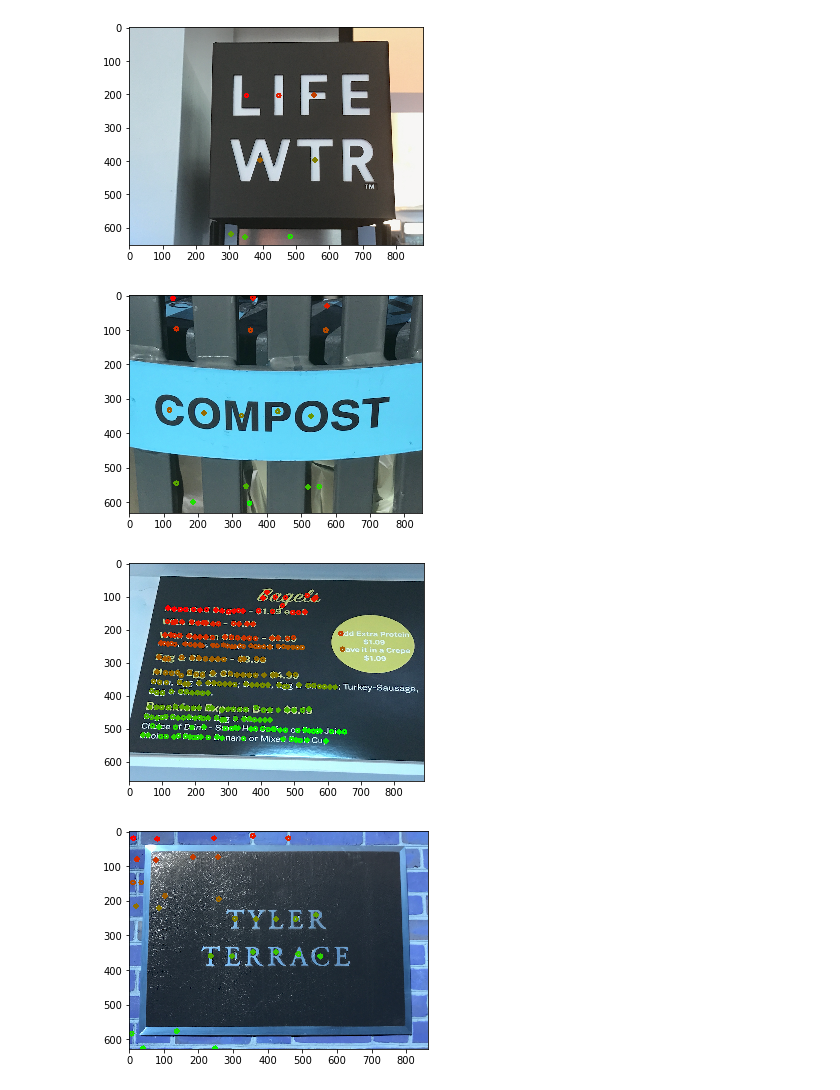
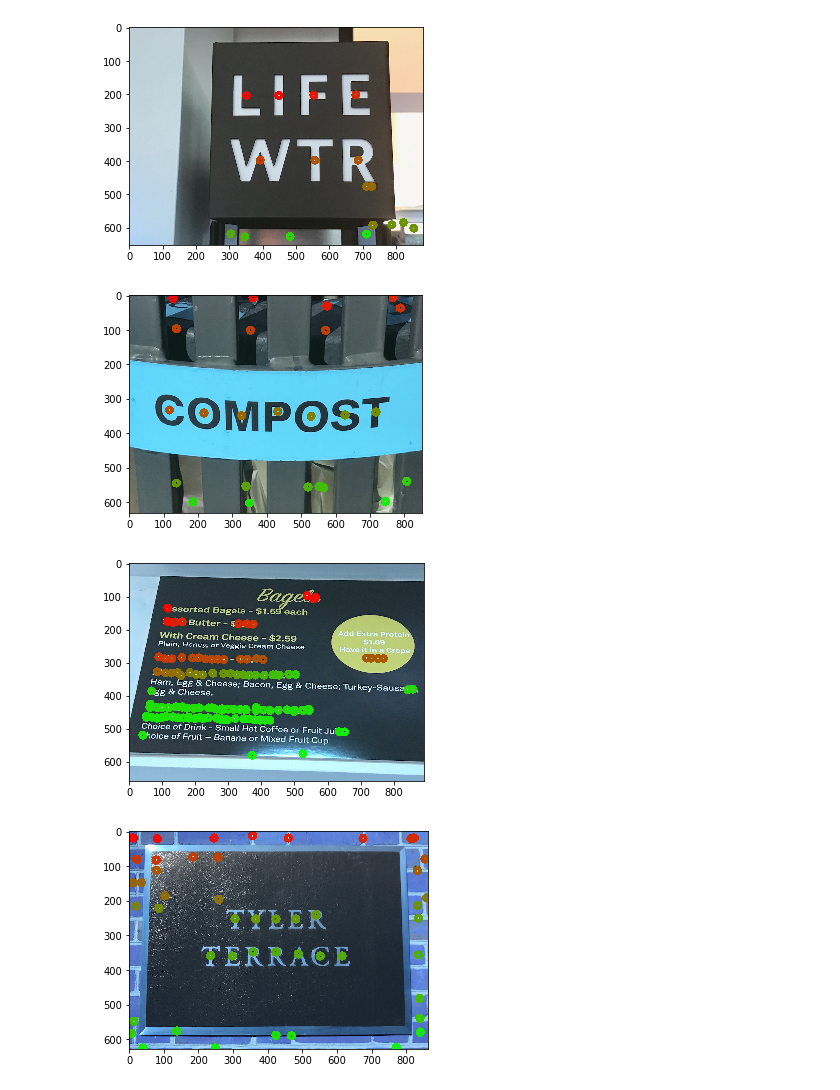
Before and after one commit to dmcinerney/tradook, a Jupyter notebook: visualize_process.ipynb, the cells around one changed output. Saved outputs shown, nothing was run; the diff lists cells and outputs as text; code cells hidden in the pictures.

Commit message:
produces images and images.txt now

```diff
--- a/visualize_process.ipynb
+++ b/visualize_process.ipynb
@@ -18,7 +18,7 @@ image_letters = []
 for i in range(1,7):
     image_letters.append([])
     img = cv2.imread('image' + str(i) + '.png')
-    print(img)
+#     print(img)
     img_gray = cv2.cvtColor(img, cv2.COLOR_BGR2GRAY)
     vis = img_gray.copy()
     # vis = cv2.Canny(img_gray, 30, 200)
@@ -36,7 +36,7 @@ for i in range(1,7):
         highestY = np.min(region[:, 1])
         lowestY = np.max(region[:, 1])
 
-        if min([minX,maxX,highestY,lowestY]) < 0 or max([minX,maxX]) > img.shape[0] or max([highestY,lowestY]) > img.shape[1]:
+        if min([minX,maxX,highestY,lowestY]) < 0 or max([minX,maxX]) > img.shape[1] or max([highestY,lowestY]) > img.shape[0]:
             continue
 
         image_letters[-1].append((None, minX, lowestY, maxX, highestY))
@@ -188,6 +84,7 @@ import numpy as np
 import matplotlib.pyplot as plt
 import itertools
 from sklearn.cluster import KMeans
+import cv2
 
 class Word:
     def __init__(self):
@@ -212,7 +109,11 @@ class Word:
         return [(self.minx + self.maxx)/2, (self.miny+self.maxy)/2]
 
     def add_letters(self, letters, mean, std):
-        pass
+        letters = sorted(letters, key=lambda x:x.position()[0])
+        for letter in letters:
+            if letter.position()[0] > self.letters[-1].position()[0]+mean-2*std \
+                and letter.position()[0] < self.letters[-1].position()[0]+mean+2*std:
+                self.append(letter)
 
     def __str__(self):
         final_string = ""
@@ -265,6 +166,8 @@ def main(letters_file):
             image_letters.append([Letter(*letter) for letter in eval(line)])
 
     for i,letters in enumerate(image_letters):
+        print('image'+str(i))
+#         img = cv2.imread('image'+str(i)+'.png')
         words.append([])
         sizes = np.array([l.size() for l in letters])
         y_positions = np.array([l.position()[1] for i,l in enumerate(letters)])
@@ -272,7 +175,10 @@ def main(letters_file):
 #         plt.hist(y_positions, 25)
 #         plt.show()
 #         print(lines)
-        for line in lines.values():
+        print(len(lines))
+        for j,line in enumerate(lines.values()):
+            color = (255 - int(255*(float(j)/len(lines))),int(255*(float(j)/len(lines))),0)
+            print(color)
             x_positions = [l.position()[0] for l in line]
             diff = [np.abs(x-y) for x, y in itertools.combinations(x_positions, 2)]
 #             plt.hist(diff, 100)
@@ -285,7 +191,7 @@ def main(letters_file):
                 continue
             mean = np.mean(diff_groups[i])
             std = np.std(diff_groups[i])
-#             print(mean, std)
+            print(mean, std)
             horizontal_cursor = 0
             line = sorted(line, key=lambda x:x.position()[0])
             for letter in line:
@@ -293,15 +199,21 @@ def main(letters_file):
                 if letter.position()[0] > horizontal_cursor:
                     words[-1].append(Word())
                     words[-1][-1].append(letter)
-                    words[-1][-1].add_letters(letters, mean, std)
+                    words[-1][-1].add_letters(line, mean, std)
                     horizontal_cursor = words[-1][-1].maxx;
+#             for letter in line:
+#                 x, y = letter.position()
+#                 cv2.circle(img,(int(x),int(y)),8,color,10)
+#         plt.imshow(img)
+#         plt.show()
+
     for i,image_words in enumerate(words,1):
         img = cv2.imread('image'+str(i)+'.png')
         for j,word in enumerate(image_words):
             color = (255 - int(255*(float(j)/len(image_words))),int(255*(float(j)/len(image_words))),0)
             for letter in word.letters:
                 x, y = letter.position()
-                cv2.circle(img,(int(x),int(y)),5,color,5)
+                cv2.circle(img,(int(x),int(y)),8,color,10)
         plt.imshow(img)
         plt.show()
 
@@ -313,4 +242,4 @@ if __name__ == '__main__':
-[figure, old version]
+[figure, new version]
-[figure, old version]
+[figure, new version]
-[figure, old version]
+[figure, new version]
-[figure, old version]
+[figure, new version]
```
Also changed, not shown: parts of 3 cells of this notebook, 1 other file.
